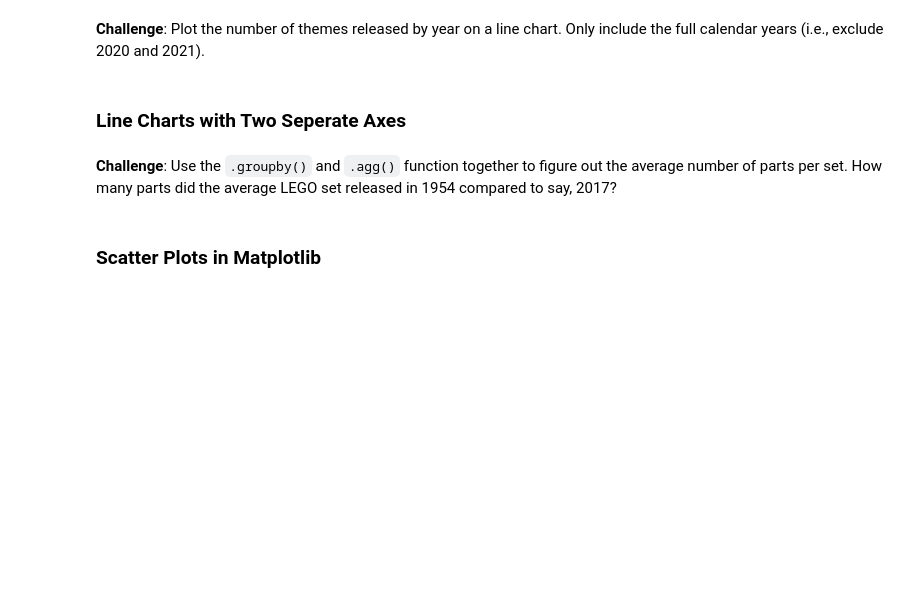
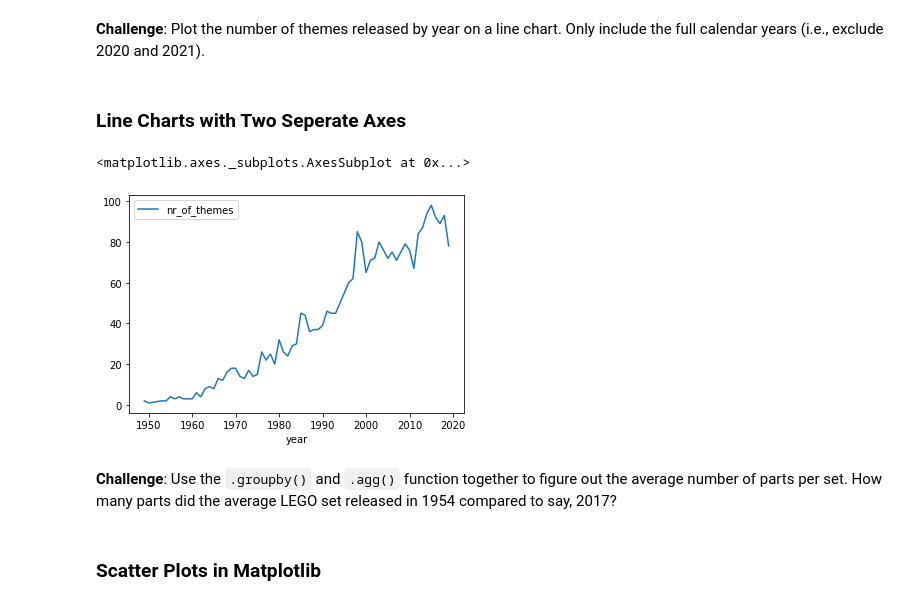
Before and after one commit to womaro/Story, a Jupyter notebook: Lego_Analysis_for_Course_(start).ipynb, the cells around one changed output. Saved outputs shown, nothing was run; the diff lists cells and outputs as text; code cells hidden in the pictures; blank space fills up the shorter version.

```diff
--- a/Lego_Analysis_for_Course_(start).ipynb
+++ b/Lego_Analysis_for_Course_(start).ipynb
@@ -102,3 +202,5 @@ Note that the .csv file is from late 2020, so to plot the full calendar years, y
 ### Aggregate Data with the Python .agg() Function
 
 Let's work out the number of different themes shipped by year. This means we have to count the number of unique theme_ids per calendar year.
+# %%
+themes_in_year = sets.groupby('year').agg({'theme_id': pd.Series.nunique})
@@ -105,7 +237,14 @@ Let's work out the number of different themes shipped by year. This means we hav
 # %% [markdown]
 **Challenge**: Plot the number of themes released by year on a line chart. Only include the full calendar years (i.e., exclude 2020 and 2021).
+# %%
+themes_in_year.rename(columns={'theme_id':'nr_of_themes'}, inplace=True)
 # %% [markdown]
 ### Line Charts with Two Seperate Axes
+# %%
+themes_in_year[:-2].plot()
+# %% [output]
+<matplotlib.axes._subplots.AxesSubplot at 0x...>
+[figure, added]
 # %% [markdown]
 **Challenge**: Use the <code>.groupby()</code> and <code>.agg()</code> function together to figure out the average number of parts per set. How many parts did the average LEGO set released in 1954 compared to say, 2017?
 # %% [markdown]
```
Also changed, not shown: parts of 24 cells of this notebook.
